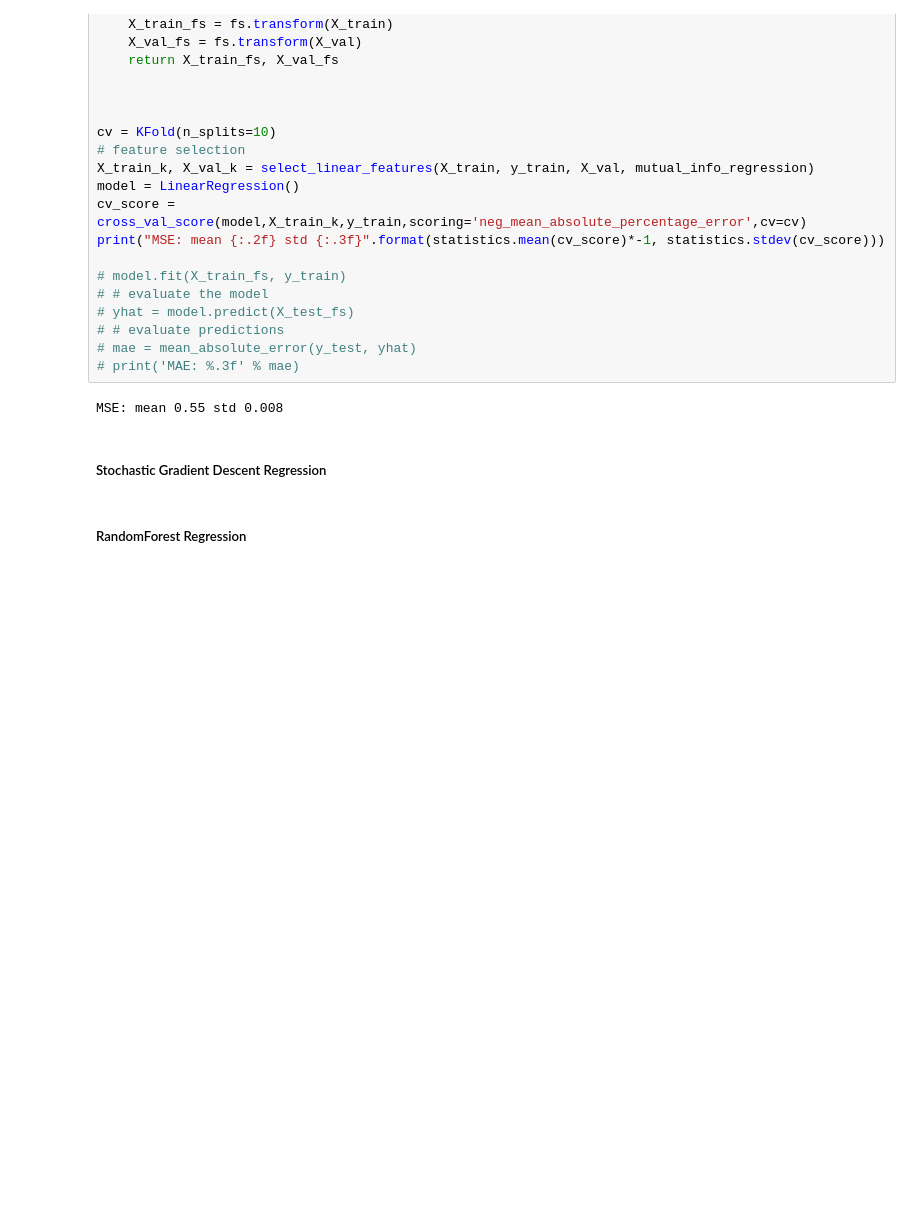
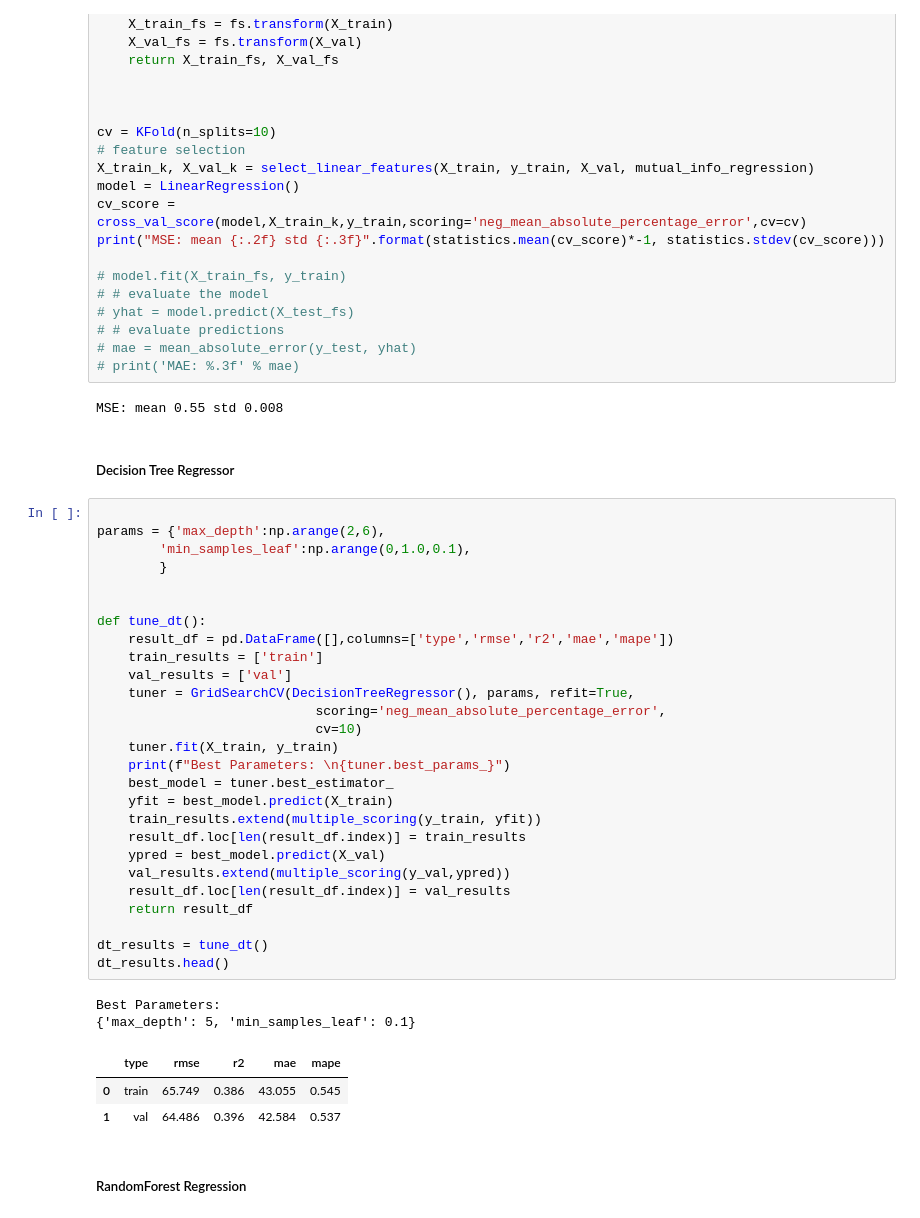
Before and after one commit to mathguy-r/adams-sose22, a Jupyter notebook: training.ipynb, the cells around one changed output. Drawn from its saved outputs; the diff is of its cells as text; blank space fills up the shorter version.

```diff
--- a/training.ipynb
+++ b/training.ipynb
@@ -138,7 +221,40 @@ print("MSE: mean {:.2f} std {:.3f}".format(statistics.mean(cv_score)*-1, statist
 # print('MAE: %.3f' % mae)
 # %% [output]
 MSE: mean 0.55 std 0.008
-# %% [markdown]
-##### Stochastic Gradient Descent Regression
+# %% [markdown]
+##### Decision Tree Regressor
+# %%
+
+params = {'max_depth':np.arange(2,6),
+        'min_samples_leaf':np.arange(0,1.0,0.1),
+        }
+
+
+def tune_dt():
+    result_df = pd.DataFrame([],columns=['type','rmse','r2','mae','mape'])
+    train_results = ['train']
+    val_results = ['val']
+    tuner = GridSearchCV(DecisionTreeRegressor(), params, refit=True,
+                            scoring='neg_mean_absolute_percentage_error',
+                            cv=10)
+    tuner.fit(X_train, y_train)
+    print(f"Best Parameters: \n{tuner.best_params_}")
+    best_model = tuner.best_estimator_
+    yfit = best_model.predict(X_train)
+    train_results.extend(multiple_scoring(y_train, yfit))
+    result_df.loc[len(result_df.index)] = train_results
+    ypred = best_model.predict(X_val)
+    val_results.extend(multiple_scoring(y_val,ypred))
+    result_df.loc[len(result_df.index)] = val_results
+    return result_df
+
+dt_results = tune_dt()
+dt_results.head()
+# %% [output]
+Best Parameters:
+{'max_depth': 5, 'min_samples_leaf': 0.1}
+|  | type | rmse | r2 | mae | mape |
+| 0 | train | 65.749 | 0.386 | 43.055 | 0.545 |
+| 1 | val | 64.486 | 0.396 | 42.584 | 0.537 |
 # %% [markdown]
 ##### RandomForest Regression
```
Also changed, not shown: parts of 22 cells of this notebook, 1 other file.
